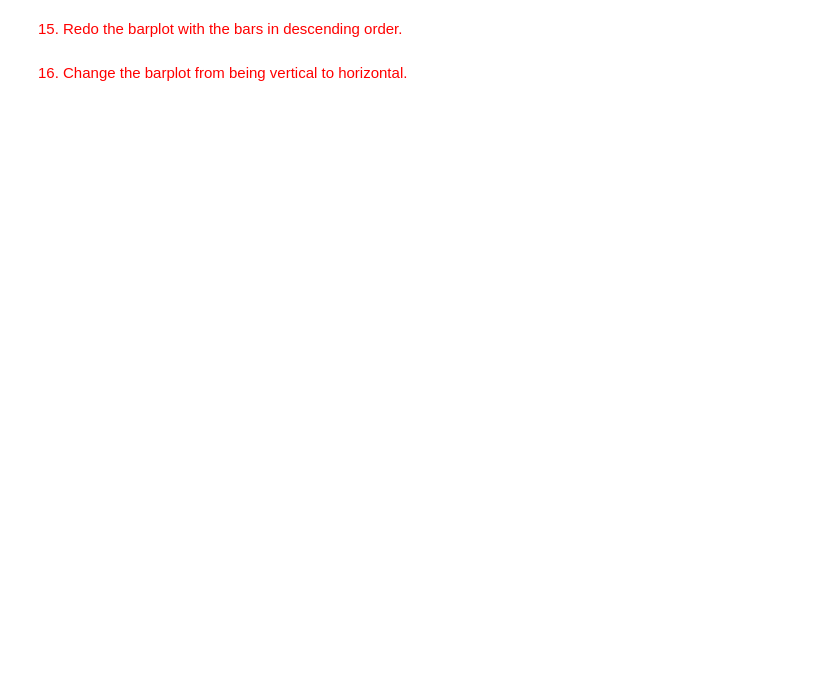
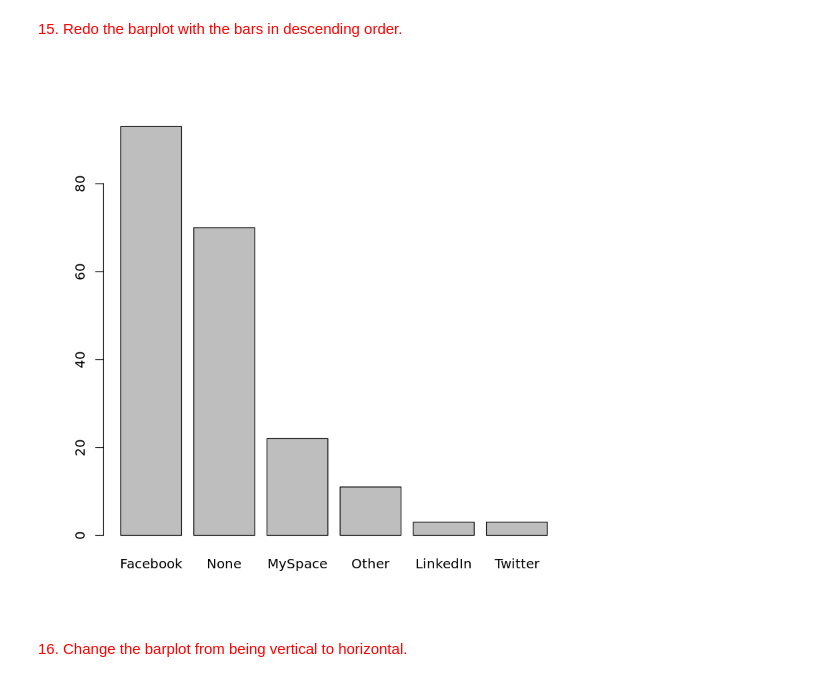
Before and after one commit to eparrish64/csci627-assignment03-eparrish64, a Jupyter notebook: CSCI627-assignment03.ipynb, the cells around one changed output. Cells and saved outputs as stored; diff of their text form; code cells hidden in the pictures; blank space fills up the shorter version.

```diff
--- a/CSCI627-assignment03.ipynb
+++ b/CSCI627-assignment03.ipynb
@@ -38,4 +128,8 @@ This exercises tracks the course [Learning R](https://www.lynda.com/R-tutorials/
 # %% [markdown]
 <span style="color:red">15. Redo the barplot with the bars in descending order.</span>
+# %%
+barplot(site.freq[order(site.freq,decreasing=T)])
+# %% [output]
+[figure, added]
 # %% [markdown]
 <span style="color:red">16. Change the barplot from being vertical to horizontal.</span>
```
Also changed, not shown: parts of 39 cells of this notebook.
